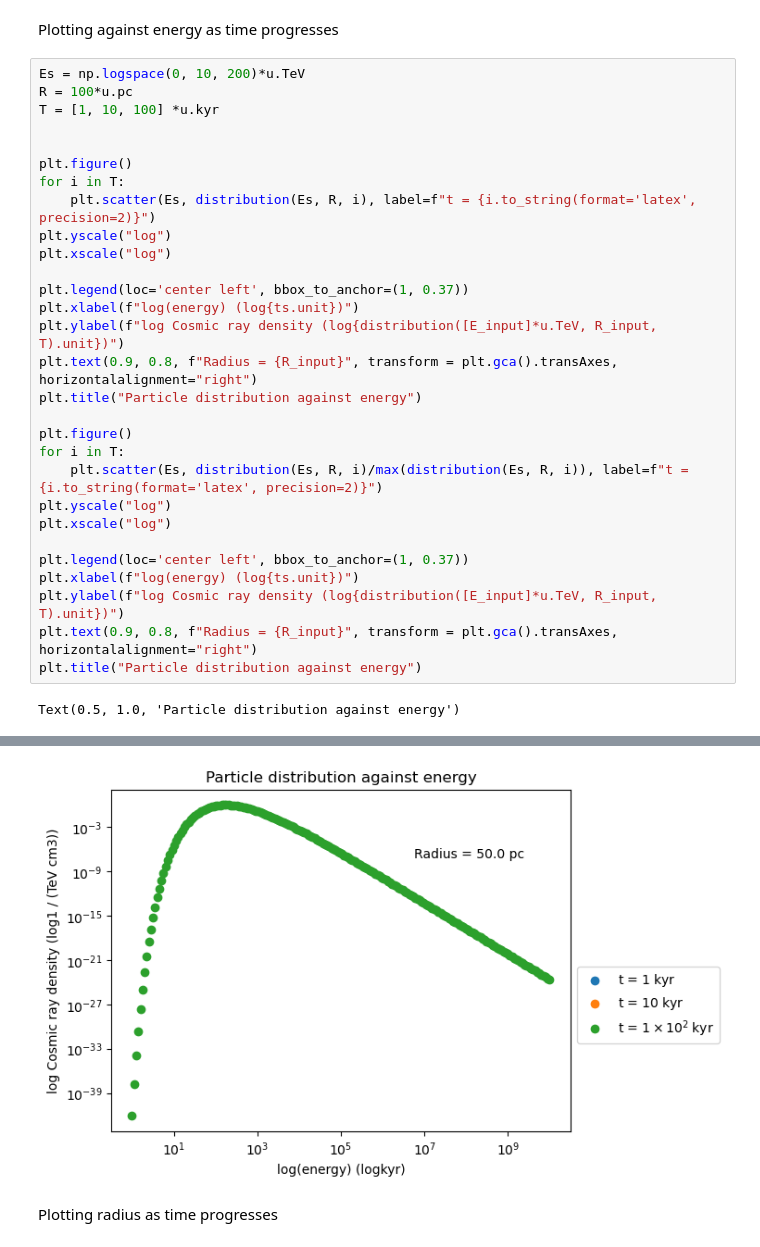
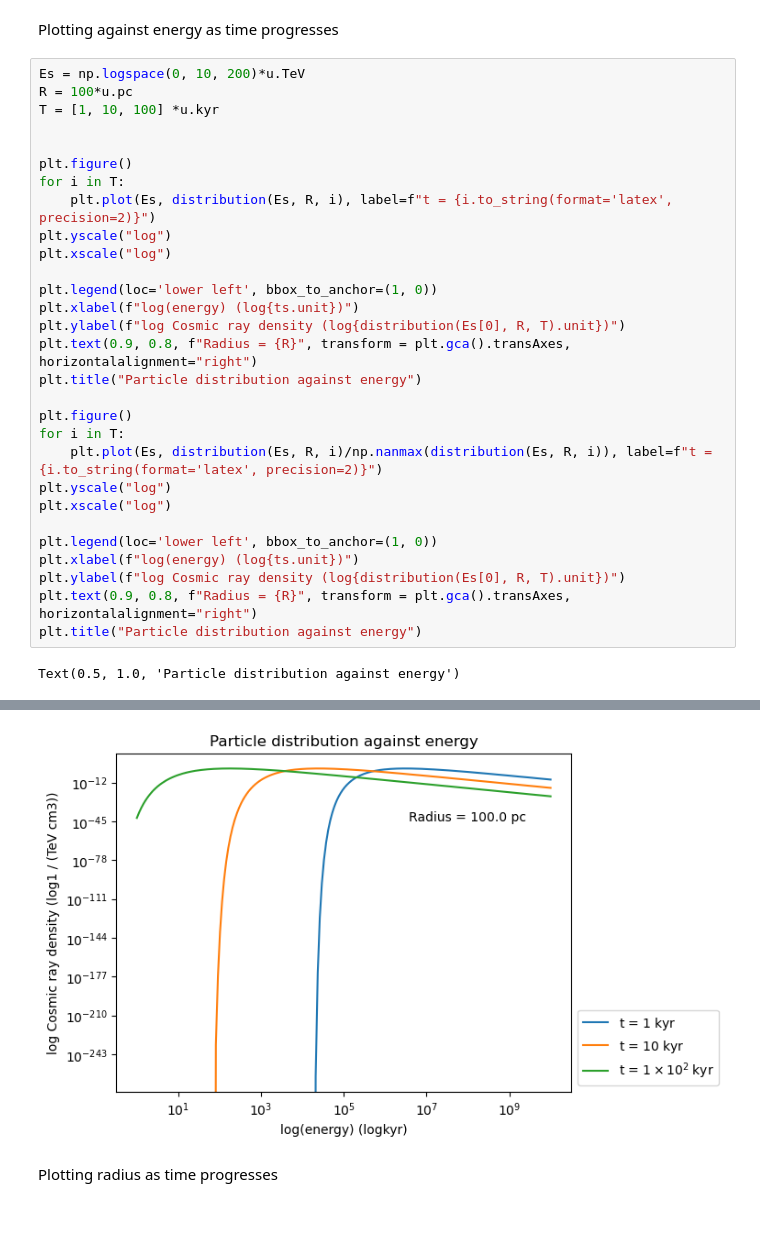
Before and after one commit to JoeBannouna/snr-prac, a Jupyter notebook: ShellInject.ipynb, the cells around one changed output, grey strips where cells are left out. Drawn from its saved outputs; the diff is of its cells as text; blank space fills up the shorter version.

```diff
--- a/ShellInject.ipynb
+++ b/ShellInject.ipynb
@@ -164,26 +164,26 @@ T = [1, 10, 100] *u.kyr
 
 plt.figure()
 for i in T:
-    plt.scatter(Es, distribution(Es, R, i), label=f"t = {i.to_string(format='latex', precision=2)}")
+    plt.plot(Es, distribution(Es, R, i), label=f"t = {i.to_string(format='latex', precision=2)}")
 plt.yscale("log")
 plt.xscale("log")
 
-plt.legend(loc='center left', bbox_to_anchor=(1, 0.37))
+plt.legend(loc='lower left', bbox_to_anchor=(1, 0))
 plt.xlabel(f"log(energy) (log{ts.unit})")
-plt.ylabel(f"log Cosmic ray density (log{distribution([E_input]*u.TeV, R_input, T).unit})")
-plt.text(0.9, 0.8, f"Radius = {R_input}", transform = plt.gca().transAxes, horizontalalignment="right")
+plt.ylabel(f"log Cosmic ray density (log{distribution(Es[0], R, T).unit})")
+plt.text(0.9, 0.8, f"Radius = {R}", transform = plt.gca().transAxes, horizontalalignment="right")
 plt.title("Particle distribution against energy")
 
 plt.figure()
 for i in T:
-    plt.scatter(Es, distribution(Es, R, i)/max(distribution(Es, R, i)), label=f"t = {i.to_string(format='latex', precision=2)}")
+    plt.plot(Es, distribution(Es, R, i)/np.nanmax(distribution(Es, R, i)), label=f"t = {i.to_string(format='latex', precision=2)}")
 plt.yscale("log")
 plt.xscale("log")
 
-plt.legend(loc='center left', bbox_to_anchor=(1, 0.37))
+plt.legend(loc='lower left', bbox_to_anchor=(1, 0))
 plt.xlabel(f"log(energy) (log{ts.unit})")
-plt.ylabel(f"log Cosmic ray density (log{distribution([E_input]*u.TeV, R_input, T).unit})")
-plt.text(0.9, 0.8, f"Radius = {R_input}", transform = plt.gca().transAxes, horizontalalignment="right")
+plt.ylabel(f"log Cosmic ray density (log{distribution(Es[0], R, T).unit})")
+plt.text(0.9, 0.8, f"Radius = {R}", transform = plt.gca().transAxes, horizontalalignment="right")
 plt.title("Particle distribution against energy")
 # %% [output]
 Text(0.5, 1.0, 'Particle distribution against energy')
@@ -191,4 +191,4 @@ Text(0.5, 1.0, 'Particle distribution against energy')
-[figure, old version]
+[figure, new version]
 # %% [markdown]
 Plotting radius as time progresses
 # %%
```
Also changed, not shown: parts of 9 cells of this notebook.
